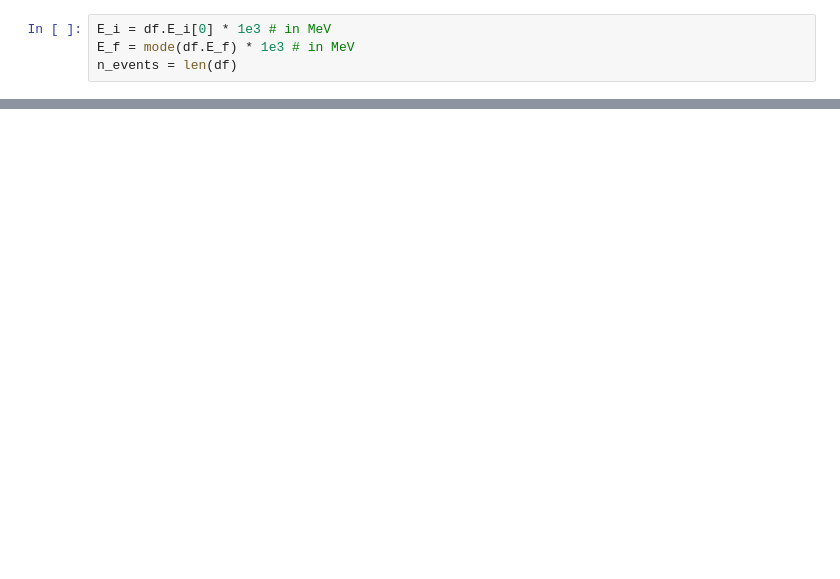
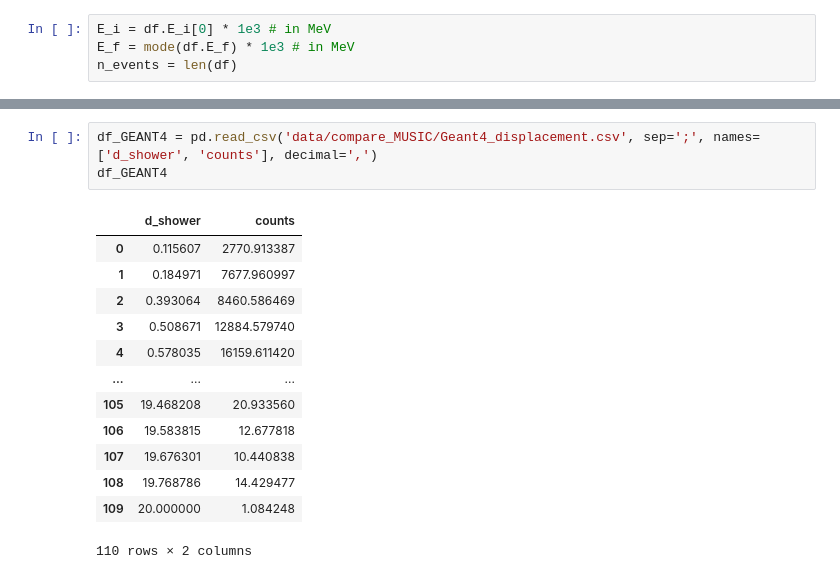
Before and after one commit to pascalgutjahr/muon-deflection-paper, a Jupyter notebook: deflection/compare_MUSIC.ipynb, the cells around one changed output, grey strips where cells are left out. Cells and saved outputs as stored; diff of their text form; blank space fills up the shorter version.

```diff
--- a/deflection/compare_MUSIC.ipynb
+++ b/deflection/compare_MUSIC.ipynb
@@ -46,0 +65,17 @@ n_events = len(df)
+# %%
+df_GEANT4 = pd.read_csv('data/compare_MUSIC/Geant4_displacement.csv', sep=';', names=['d_shower', 'counts'], decimal=',')
+df_GEANT4
+# %% [output]
+|  | d_shower | counts |
+| 0 | 0.115607 | 2770.913387 |
+| 1 | 0.184971 | 7677.960997 |
+| 2 | 0.393064 | 8460.586469 |
+| 3 | 0.508671 | 12884.579740 |
+| 4 | 0.578035 | 16159.611420 |
+| ... | ... | ... |
+| 105 | 19.468208 | 20.933560 |
+| 106 | 19.583815 | 12.677818 |
+| 107 | 19.676301 | 10.440838 |
+| 108 | 19.768786 | 14.429477 |
+| 109 | 20.000000 | 1.084248 |
+110 rows × 2 columns
```
Also changed, not shown: parts of 15 cells of this notebook, 3 other files.
